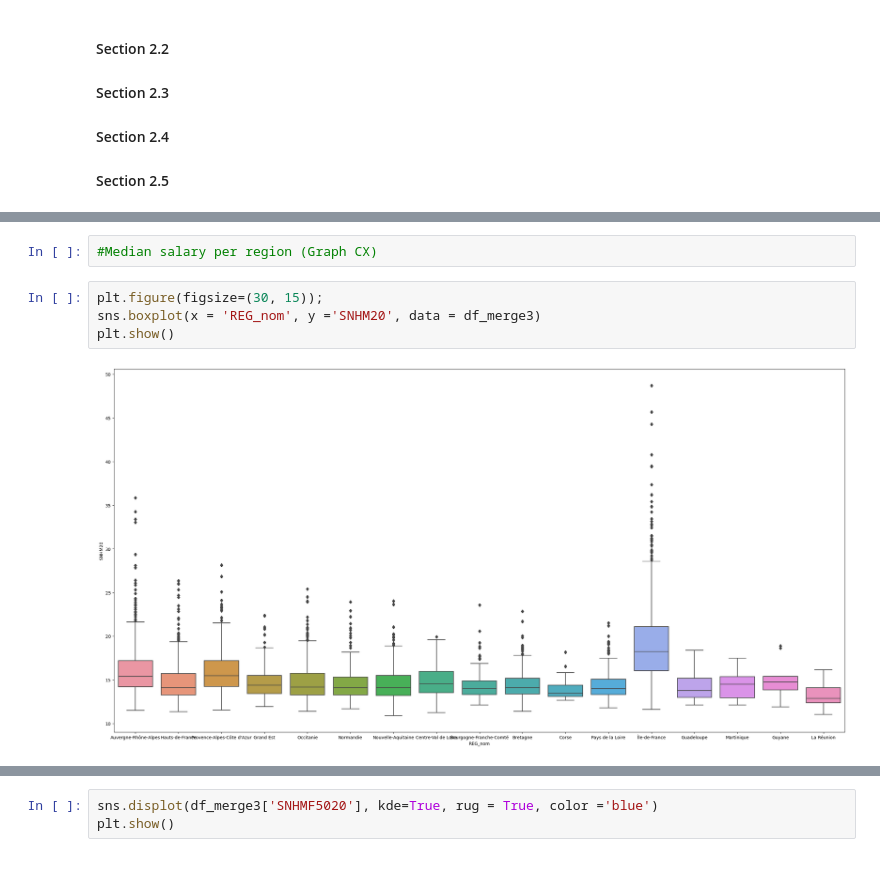
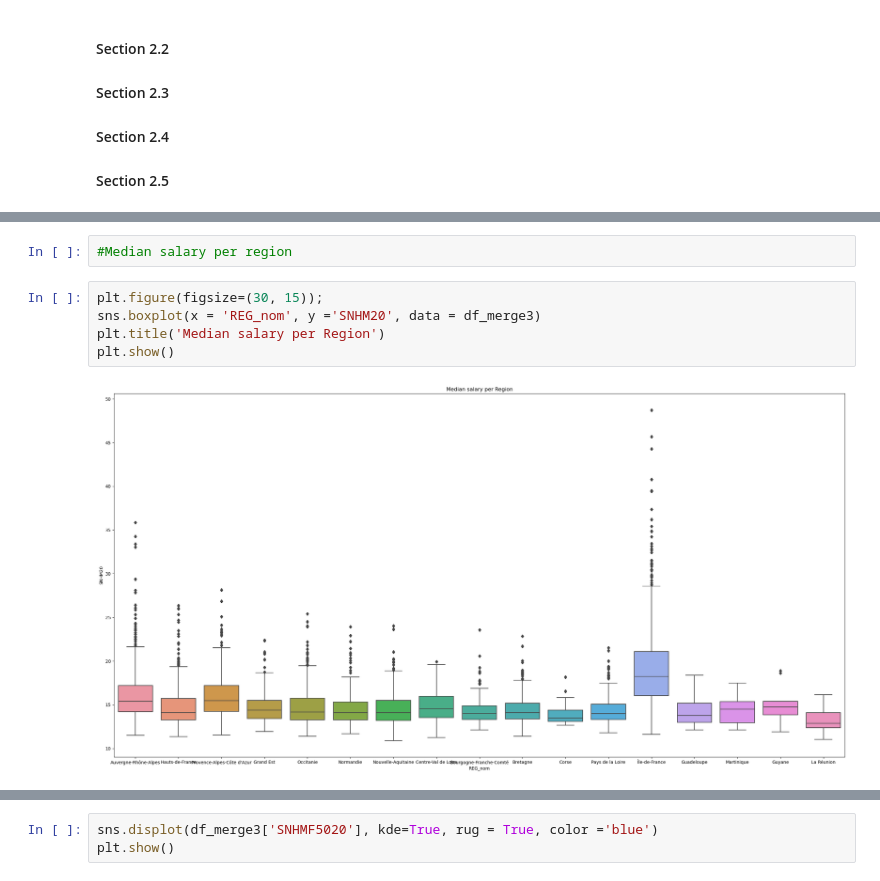
Before and after one commit to nkostiuk/french-industry, a Jupyter notebook: notebooks/Notebook_final-10-03-24.ipynb, the cells around one changed output, grey strips where cells are left out. Saved outputs shown, nothing was run; the diff lists cells and outputs as text.

```diff
--- a/notebooks/Notebook_final-10-03-24.ipynb
+++ b/notebooks/Notebook_final-10-03-24.ipynb
@@ -362,9 +421,10 @@ memory usage: 614.5+ MB
 # %%
-#Median salary per region (Graph CX)
+#Median salary per region
 # %%
 plt.figure(figsize=(30, 15));
 sns.boxplot(x = 'REG_nom', y ='SNHM20', data = df_merge3)
+plt.title('Median salary per Region')
 plt.show()
 # %% [output]
-[figure, old version]
+[figure, new version]
 # %%
```
Also changed, not shown: parts of 24 cells of this notebook.
